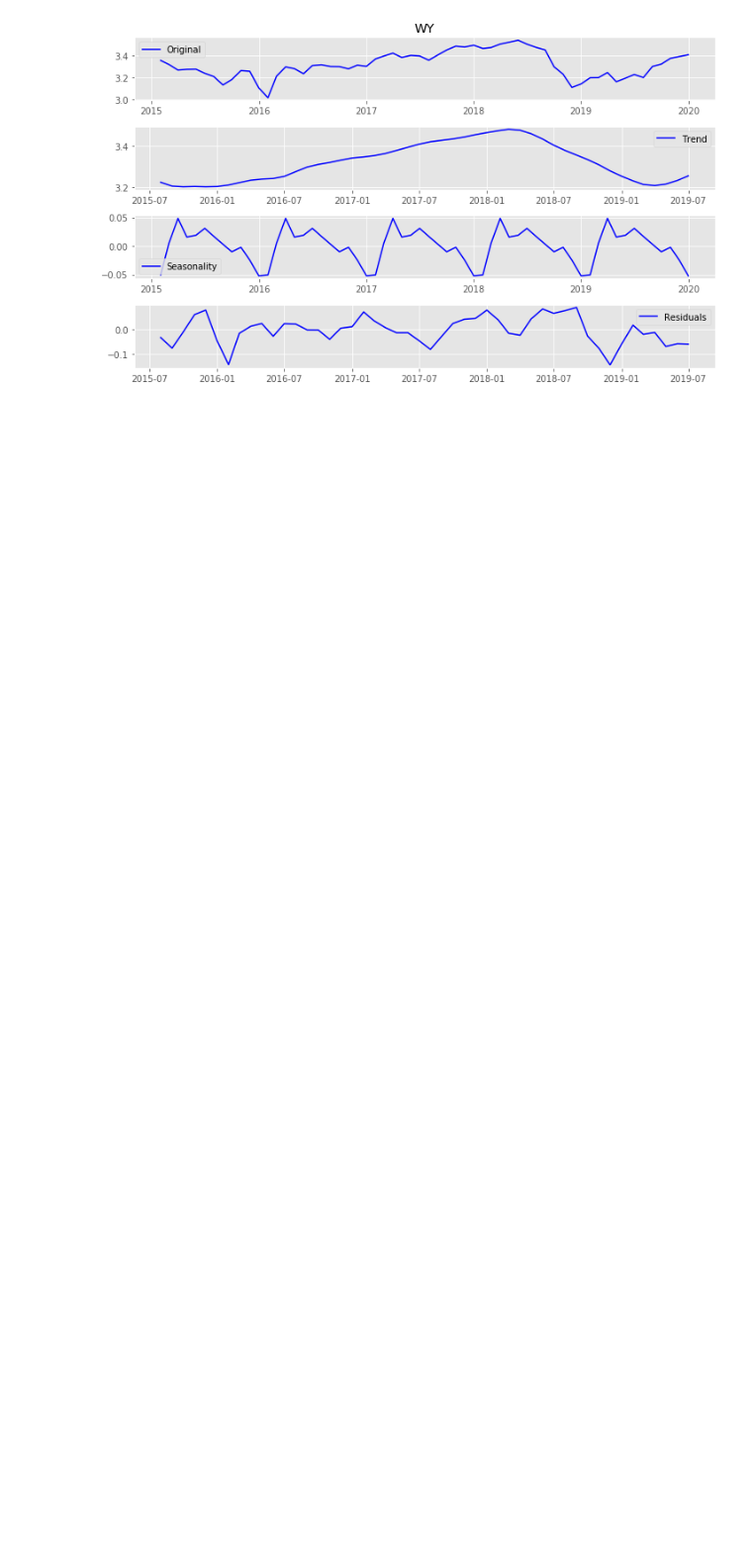
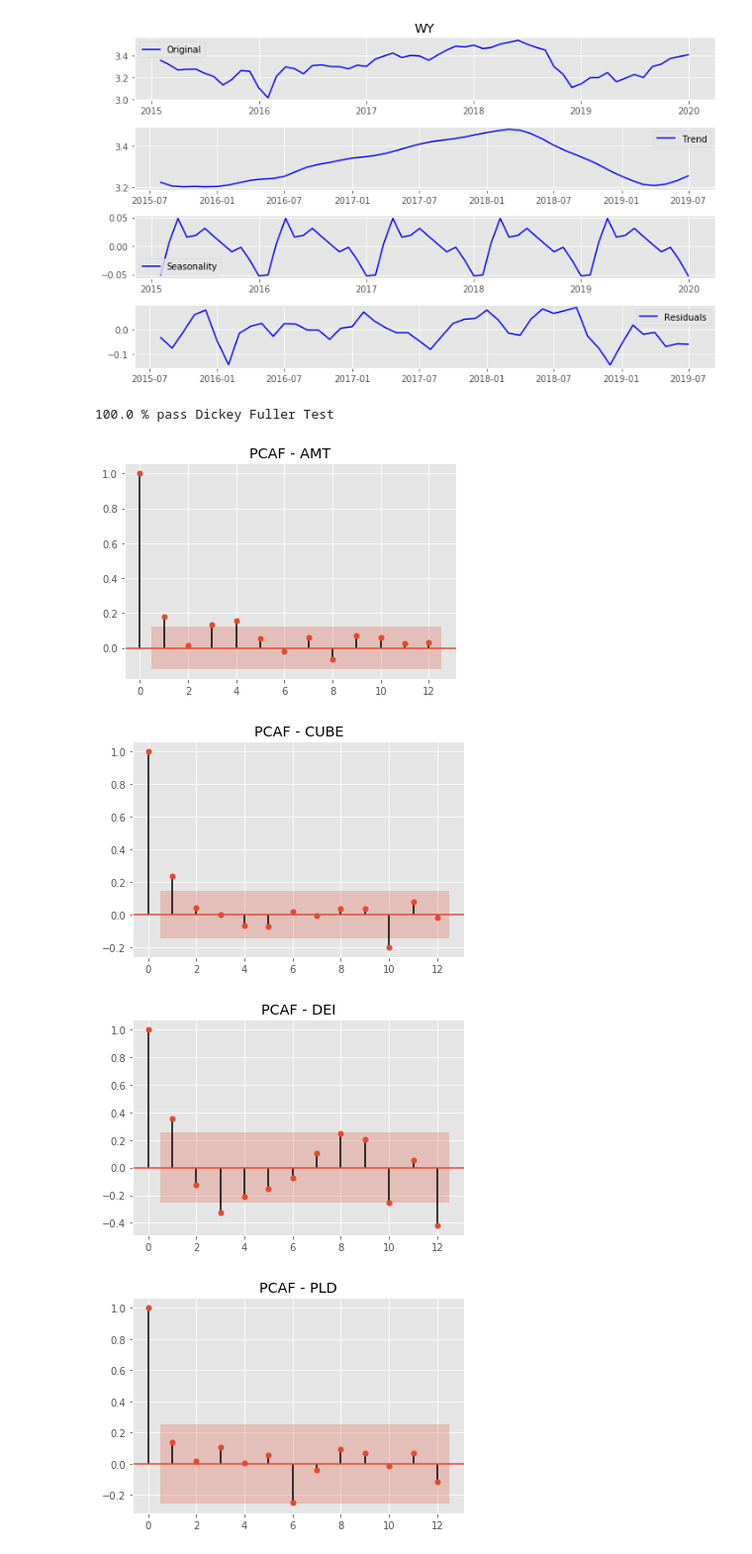
Before and after one commit to andrewcole33/reit_time_series_analysis, a Jupyter notebook: capstone_scratch.ipynb, the cells around one changed output. Shown at 99% size. Cells and saved outputs as stored; diff of their text form; code cells hidden in the pictures; blank space fills up the shorter version.

Commit message:
Difference each TS, Perform Dickey-Fuller Test, Plot ACF/PACF

```diff
--- a/capstone_scratch.ipynb
+++ b/capstone_scratch.ipynb
@@ -241,3 +240,13 @@ decomposition(reit_df_dict)
 [figure]
 [figure]
 [figure]
+# %%
+def differencing(df_dict):
+    diff_df_dict = {}
+    for key in df_dict.keys():
+        diff_df_dict[key] = df_dict[key].diff(periods = 1).dropna()
+
+    return diff_df_dict
+# %%
+#First order difference
+diff1_reit_df_dict = differencing(reit_df_dict)
@@ -243,0 +262,10 @@ decomposition(reit_df_dict)
+# %%
+dickey_fuller(diff1_reit_df_dict)
+# %% [output]
+100.0 % pass Dickey Fuller Test
+# %%
+def plot_partial_autocorrelation(df_dict):
+    for key in df_dict.keys():
+        plot_pacf(df_dict[key], lags = 12)
+        plt.title(f'PACF - {key}')
+        plt.show();
@@ -243,0 +278,7 @@ decomposition(reit_df_dict)
+# %%
+plot_partial_autocorrelation(diff1_reit_df_dict)
+# %% [output]
+[figure, added]
+[figure, added]
+[figure, added]
+[figure, added]
```
Also changed, not shown: parts of 7 cells of this notebook.
